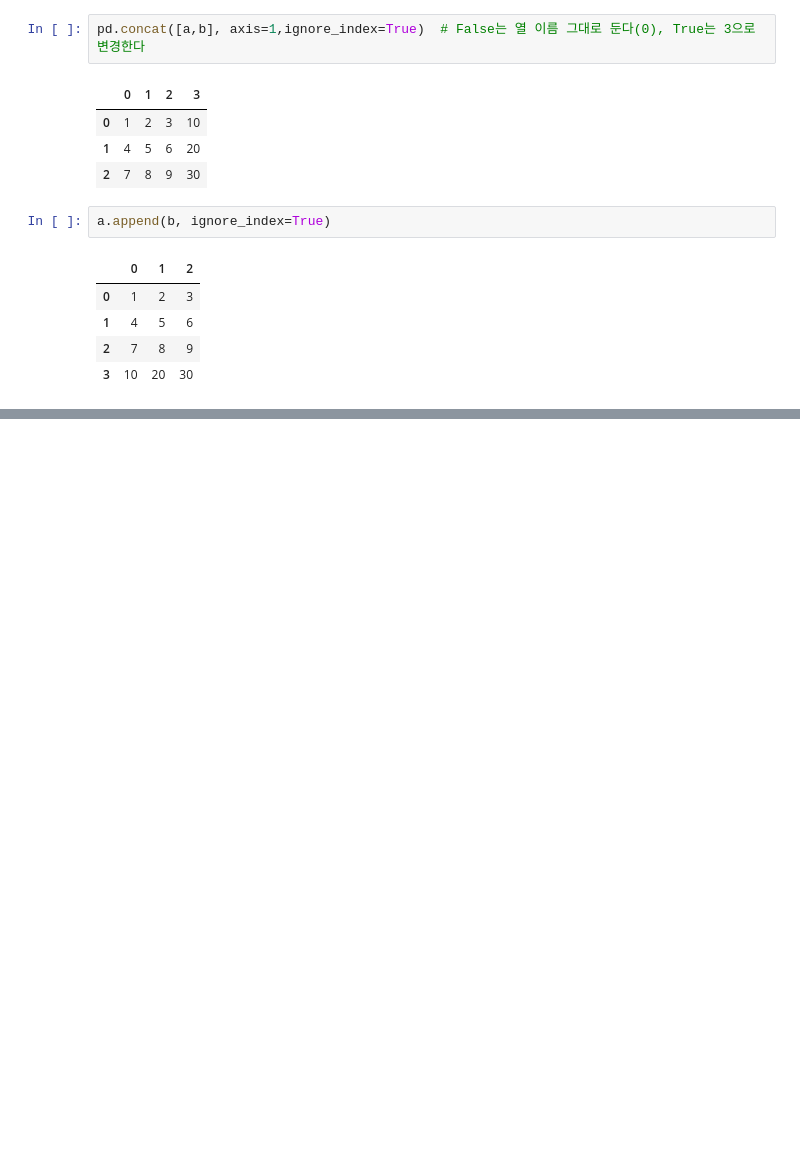
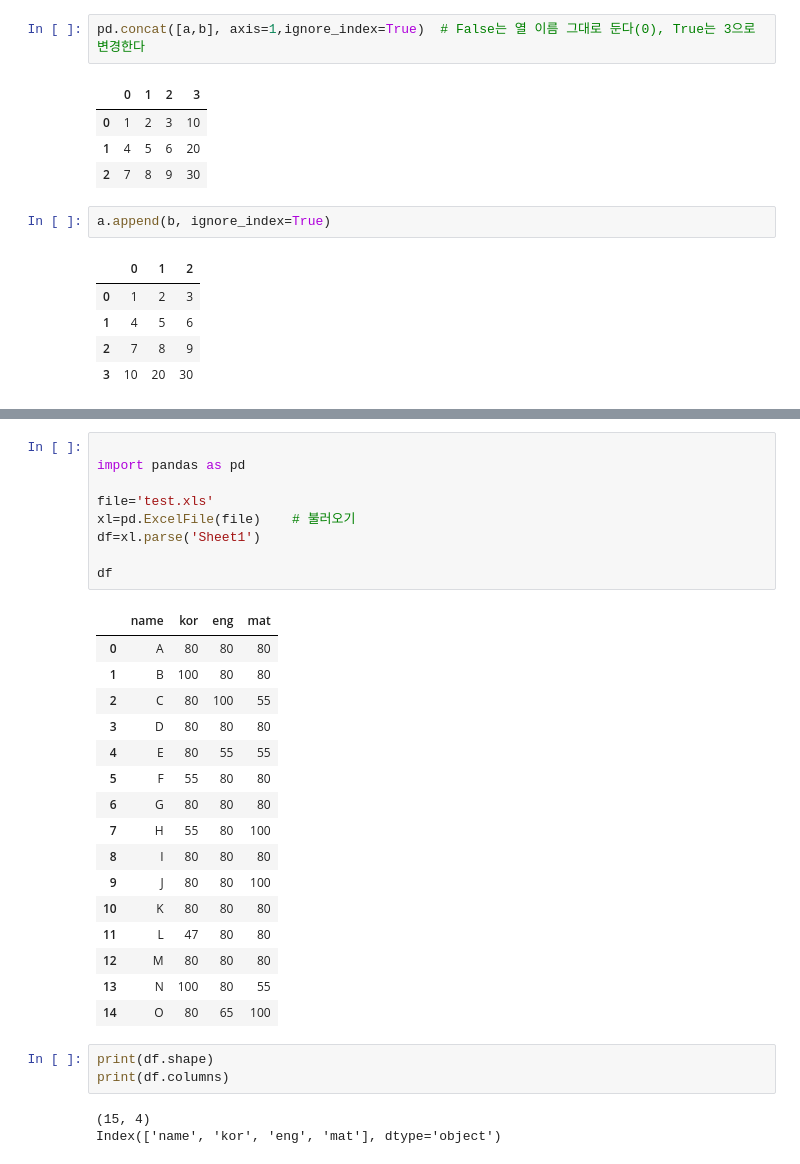
Before and after one commit to Kimdonghyeon7645/Python-Data-Analysis, a Jupyter notebook: step03_pandas.ipynb, the cells around one changed output, grey strips where cells are left out. Cells and saved outputs as stored; diff of their text form; blank space fills up the shorter version.

```diff
--- a/step03_pandas.ipynb
+++ b/step03_pandas.ipynb
@@ -567,0 +573,32 @@ a.append(b, ignore_index=True)
+# %%
+
+import pandas as pd
+
+file='test.xls'
+xl=pd.ExcelFile(file)    # 불러오기
+df=xl.parse('Sheet1')
+
+df
+# %% [output]
+|  | name | kor | eng | mat |
+| 0 | A | 80 | 80 | 80 |
+| 1 | B | 100 | 80 | 80 |
+| 2 | C | 80 | 100 | 55 |
+| 3 | D | 80 | 80 | 80 |
+| 4 | E | 80 | 55 | 55 |
+| 5 | F | 55 | 80 | 80 |
+| 6 | G | 80 | 80 | 80 |
+| 7 | H | 55 | 80 | 100 |
+| 8 | I | 80 | 80 | 80 |
+| 9 | J | 80 | 80 | 100 |
+| 10 | K | 80 | 80 | 80 |
+| 11 | L | 47 | 80 | 80 |
+| 12 | M | 80 | 80 | 80 |
+| 13 | N | 100 | 80 | 55 |
+| 14 | O | 80 | 65 | 100 |
+# %%
+print(df.shape)
+print(df.columns)
+# %% [output]
+(15, 4)
+Index(['name', 'kor', 'eng', 'mat'], dtype='object')
```
Also changed, not shown: parts of 3 cells of this notebook, 2 other files.
